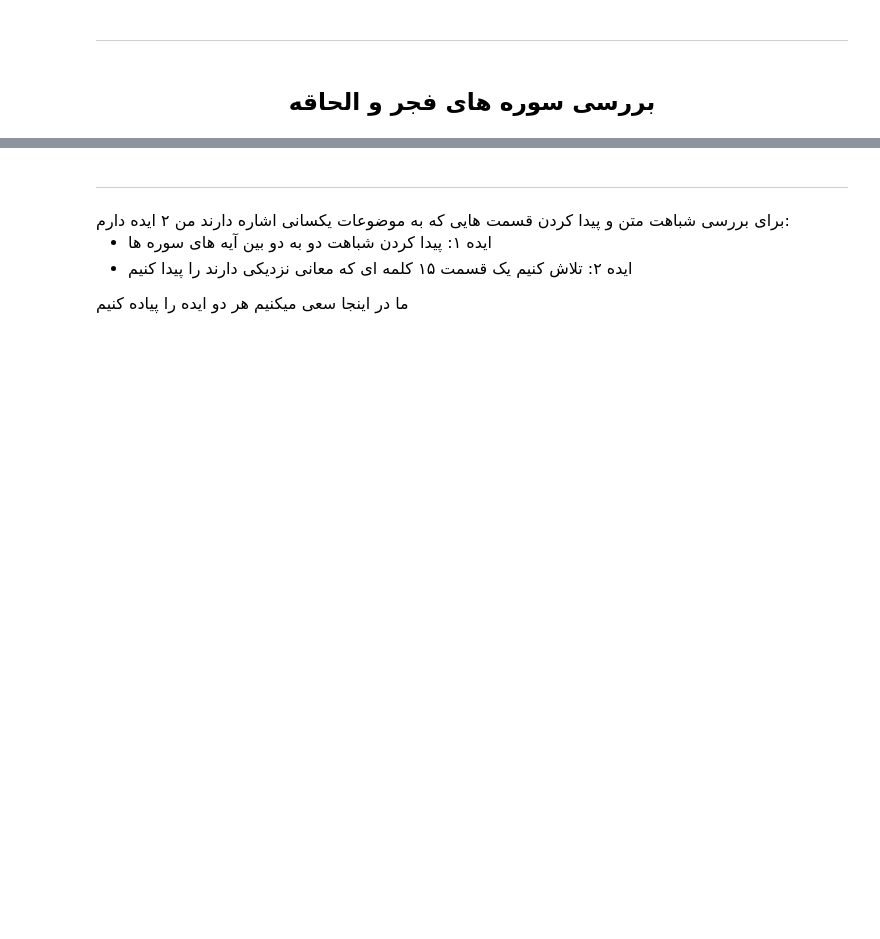
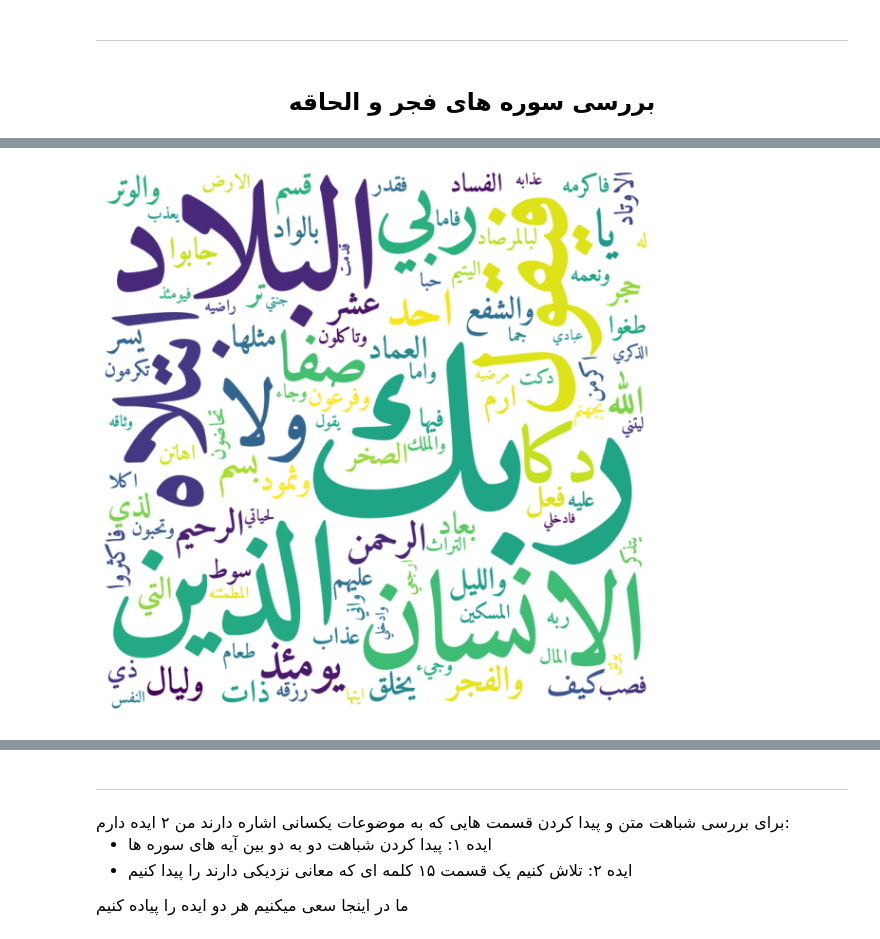
Before and after one commit to DanialErfanian/quran-nlp, a Jupyter notebook: EDA.ipynb, the cells around one changed output, grey strips where cells are left out. Saved outputs shown, nothing was run; the diff lists cells and outputs as text; code cells hidden in the pictures; blank space fills up the shorter version.

```diff
--- a/EDA.ipynb
+++ b/EDA.ipynb
@@ -119,0 +155,4 @@ print(elhagheh_text)
+# %%
+create_word_cloud(' '.join(fajr_text))
+# %% [output]
+[figure, added]
```
Also changed, not shown: parts of 8 cells of this notebook.
